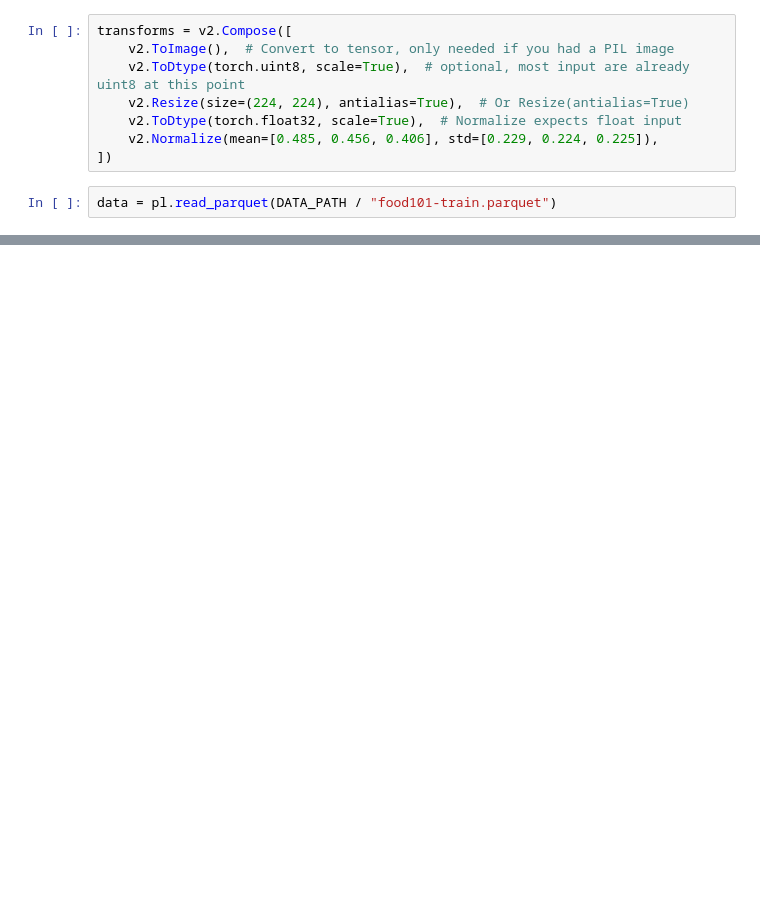
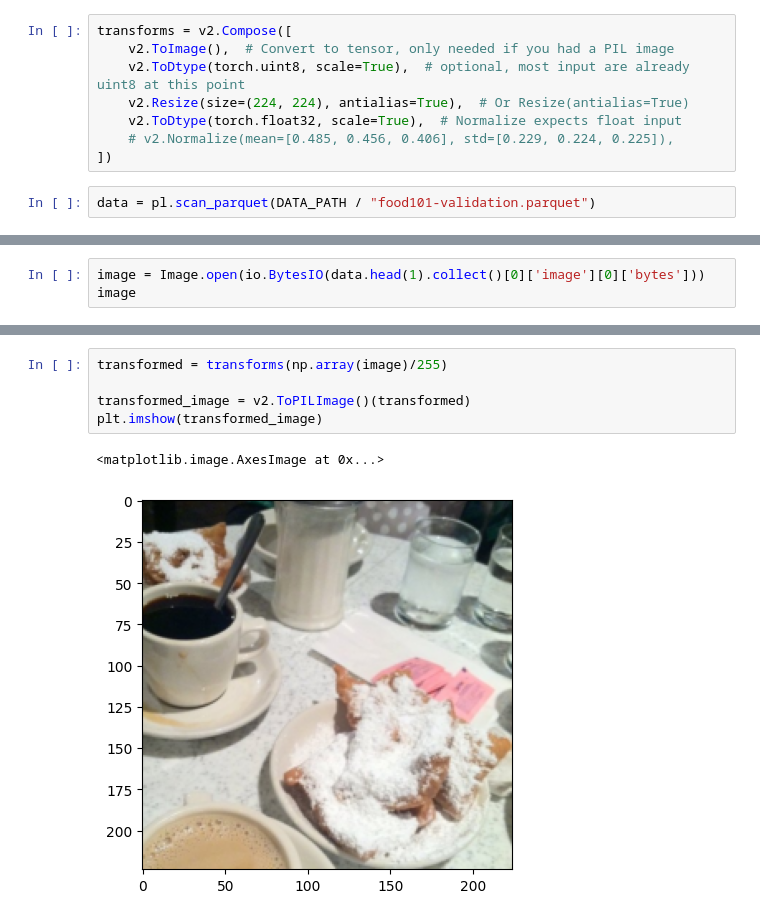
Before and after one commit to ethanc-ec/food-image-classification-model, a Jupyter notebook: src/model-dev.ipynb, the cells around one changed output, grey strips where cells are left out. Drawn from its saved outputs; the diff is of its cells as text; blank space fills up the shorter version.

```diff
--- a/src/model-dev.ipynb
+++ b/src/model-dev.ipynb
@@ -15,7 +22,7 @@ transforms = v2.Compose([
     v2.ToDtype(torch.uint8, scale=True),  # optional, most input are already uint8 at this point
     v2.Resize(size=(224, 224), antialias=True),  # Or Resize(antialias=True)
     v2.ToDtype(torch.float32, scale=True),  # Normalize expects float input
-    v2.Normalize(mean=[0.485, 0.456, 0.406], std=[0.229, 0.224, 0.225]),
+    # v2.Normalize(mean=[0.485, 0.456, 0.406], std=[0.229, 0.224, 0.225]),
 ])
 # %%
-data = pl.read_parquet(DATA_PATH / "food101-train.parquet")
+data = pl.scan_parquet(DATA_PATH / "food101-validation.parquet")
@@ -24,0 +36,3 @@ AttributeError: 'LazyFrame' object has no attribute 'with_column'
+# %%
+image = Image.open(io.BytesIO(data.head(1).collect()[0]['image'][0]['bytes']))
+image
@@ -24,0 +41,8 @@ AttributeError: 'LazyFrame' object has no attribute 'with_column'
+# %%
+transformed = transforms(np.array(image)/255)
+
+transformed_image = v2.ToPILImage()(transformed)
+plt.imshow(transformed_image)
+# %% [output]
+<matplotlib.image.AxesImage at 0x...>
+[figure, added]
```
Also changed, not shown: parts of 7 cells of this notebook, 8 other files.
